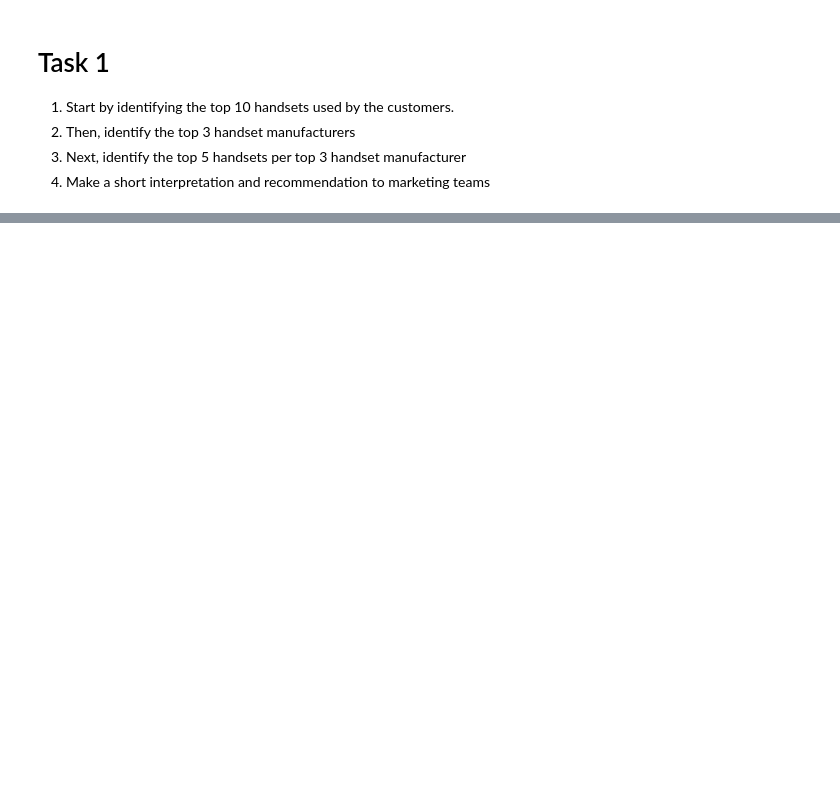
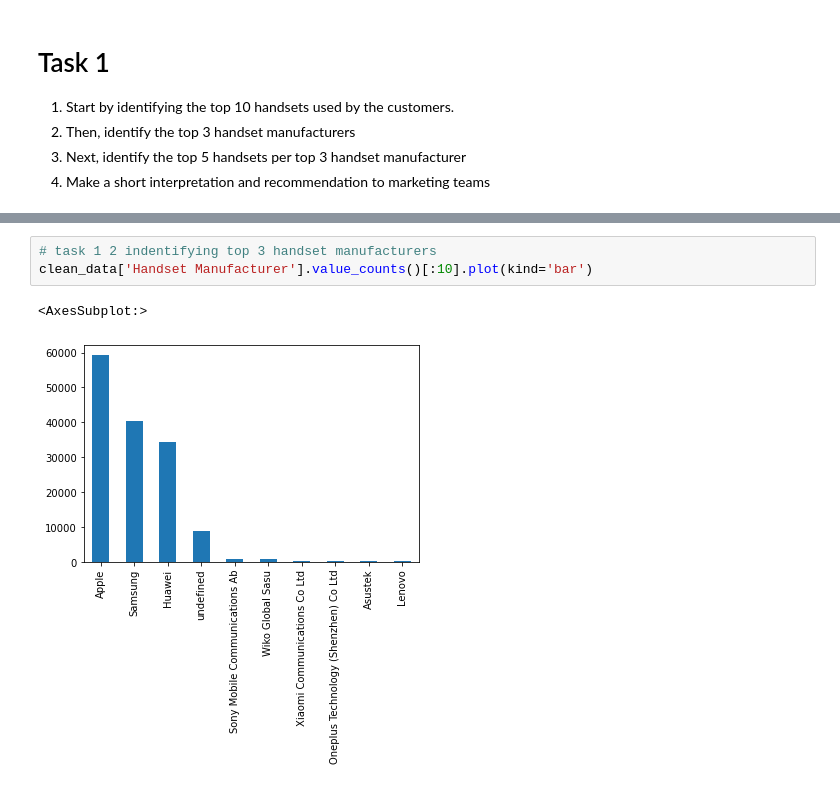
Before and after one commit to Kira-Floris/TellCo, a Jupyter notebook: notebook/telco project.ipynb, the cells around one changed output, grey strips where cells are left out. Drawn from its saved outputs; the diff is of its cells as text; blank space fills up the shorter version.

```diff
--- a/notebook/telco project.ipynb
+++ b/notebook/telco project.ipynb
@@ -139,0 +145,6 @@ clean_data['Handset Type'].value_counts().plot(kind='bar')
+# %%
+# task 1 2 indentifying top 3 handset manufacturers
+clean_data['Handset Manufacturer'].value_counts()[:10].plot(kind='bar')
+# %% [output]
+<AxesSubplot:>
+[figure, added]
```
Also changed, not shown: parts of 5 cells of this notebook, 2 other files.
